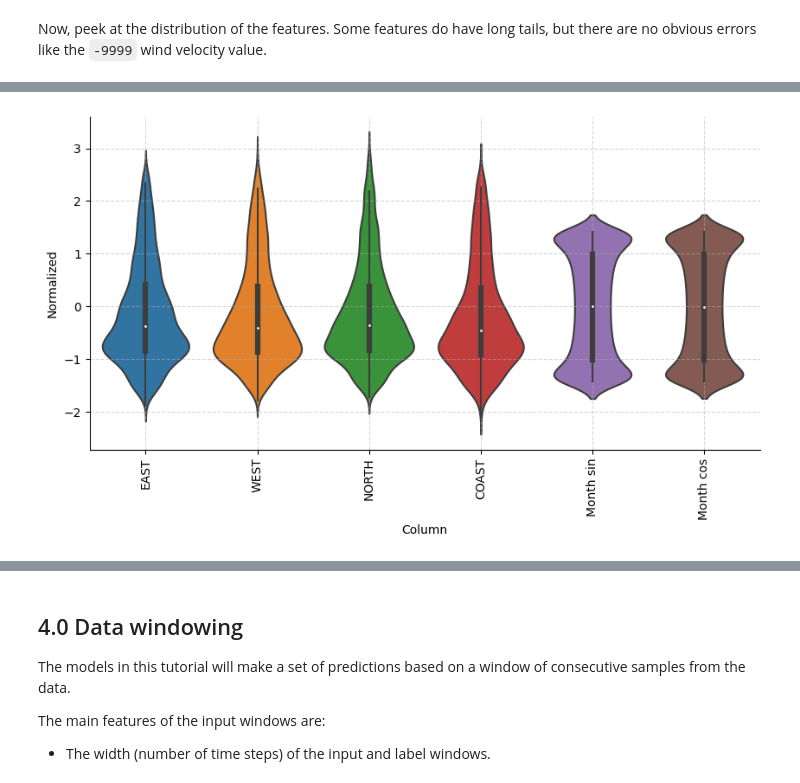
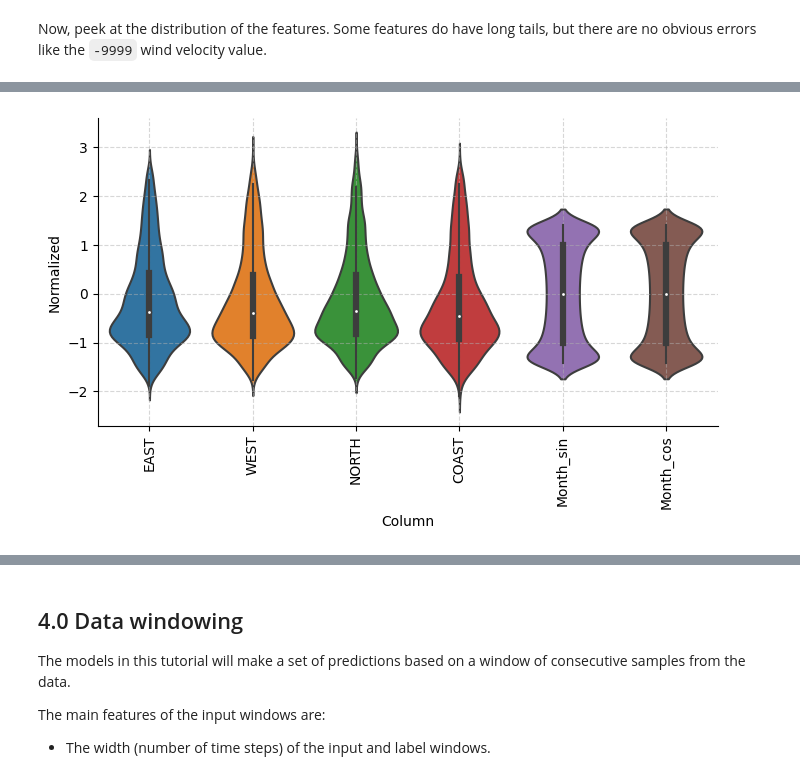
Before and after one commit to fabriziobasso/Time_Series_Files, a Jupyter notebook: TS_Study_0.ipynb, the cells around one changed output, grey strips where cells are left out. Saved outputs shown, nothing was run; the diff lists cells and outputs as text; code cells hidden in the pictures.

```diff
--- a/TS_Study_0.ipynb
+++ b/TS_Study_0.ipynb
@@ -460,8 +474,8 @@ day = 1
 year = (365.2425)*day
 month = (30.437)*day
 
-df['Month sin'] = np.sin(timestamp_s * (2 * np.pi / month))
-df['Month cos'] = np.cos(timestamp_s * (2 * np.pi / month))
+df['Month_sin'] = np.sin(timestamp_s * (2 * np.pi / month))
+df['Month_cos'] = np.cos(timestamp_s * (2 * np.pi / month))
 # %%
 df.shape
 # %% [output]
@@ -501,9 +521,9 @@ Now, peek at the distribution of the features. Some features do have long tails,
 # %%
 df_std = (df - train_mean) / train_std
 df_std = df_std.melt(var_name='Column', value_name='Normalized')
-plt.figure(figsize=(10, 5))
+plt.figure(figsize=(8, 4))
 ax = sns.violinplot(x='Column', y='Normalized', data=df_std)
 ax.grid(linestyle='--', alpha=0.5)
 _ = ax.set_xticklabels(df.keys(), rotation=90)
 # %% [output]
-[figure, old version]
+[figure, new version]
```
Also changed, not shown: parts of 22 cells of this notebook.
